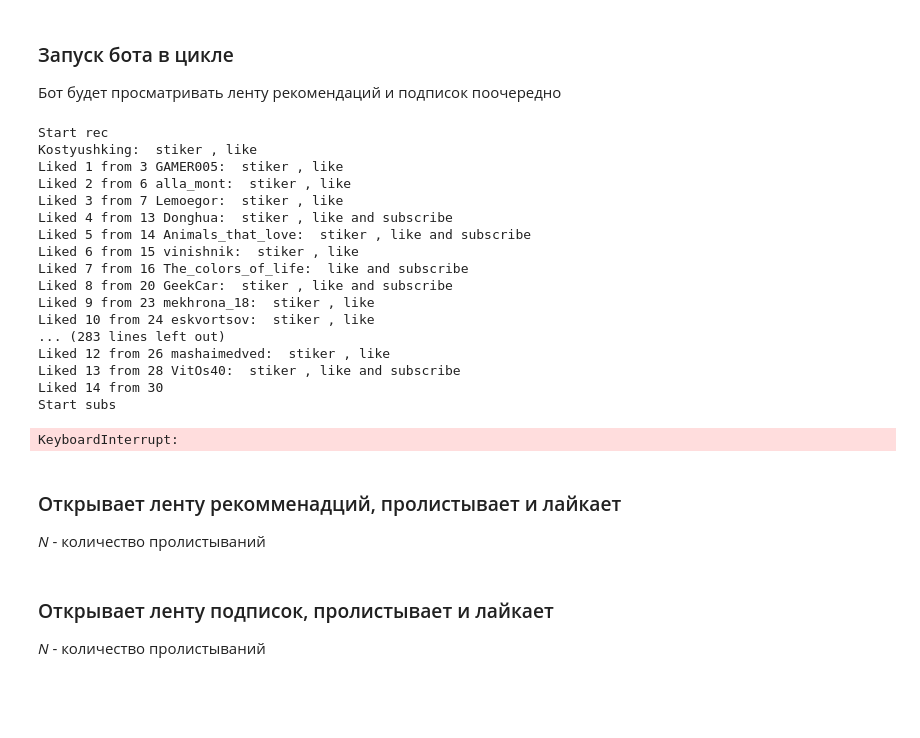
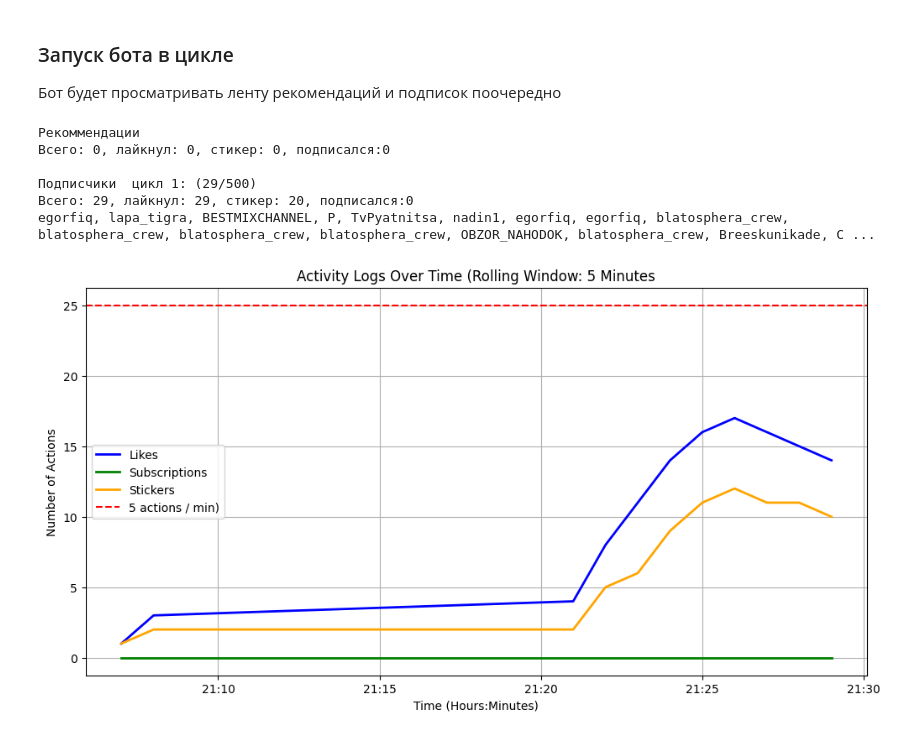
Before and after one commit to yrsolo/NuumBot, a Jupyter notebook: NuumBot.ipynb, the cells around one changed output. Cells and saved outputs as stored; diff of their text form; code cells hidden in the pictures; blank space fills up the shorter version.

```diff
--- a/NuumBot.ipynb
+++ b/NuumBot.ipynb
@@ -9,8 +9,12 @@ from config import NUUM
 
 ### Запускаем браузер и вручную авторизуемся в Nuum
 # %%
+"""Запускаем браузер и вручную авторизуемся в Nuum"""
 browser = Browser()
-nuum = NuumActions(browser.driver)
+nuum = NuumActions(browser)
+# %%
+#browser.save_cookies()
+browser.load_cookies()
 # %% [markdown]
 ### Запуск бота в цикле
 Бот будет просматривать ленту рекомендаций и подписок поочередно
@@ -33,41 +65,39 @@ def run_bot(nuum, N, skip_ratio, mode='rec'):
         nuum.next()
 # %%
-N = 30
-skip_ratio = 0.5
+"""
+Запуск бота в цикле
+Бот будет просматривать ленту рекомендаций и подписок поочередно
+"""
 
-nuum = NuumActions(browser.driver)
+N = 500 # сколько клипов смотрится в каждом цикле
+skip_ratio = 0.5 # вероятность пропуска клипа
+subscribe_ratio = 0.75 # вероятность подписки на канал
+pause = .5 # пауза между клипами
+# modes = [ 'rec', 'subs',]
+modes = [ 'subs',]
 
+
+nuum = NuumActions(browser)
+nuum.driver.implicitly_wait(2)
+c = 0
+log = pd.DataFrame(columns=['name', 'like', 'sticker', 'subscribe', 'mode', 'time'])
 while True:
-    for mode in ['rec', 'subs']:
+    c += 1
+    for mode in modes:
         try:
             print(f'Start {mode}')
-            nuum.open(NUUM)
             rnd_sleep(3)
-            run_bot(nuum, N, skip_ratio, mode=mode)
+            run_bot(nuum, N, skip_ratio, mode=mode, log=log, c=c, subscribe_ratio=subscribe_ratio, pause=pause)
             print()
 
         except Exception as e:
             print(e)
-            rnd_sleep(10)
+            rnd_sleep(5)
 # %% [output]
-Start rec
-Kostyushking:  stiker , like
-Liked 1 from 3 GAMER005:  stiker , like
-Liked 2 from 6 alla_mont:  stiker , like
-Liked 3 from 7 Lemoegor:  stiker , like
-Liked 4 from 13 Donghua:  stiker , like and subscribe
-Liked 5 from 14 Animals_that_love:  stiker , like and subscribe
-Liked 6 from 15 vinishnik:  stiker , like
-Liked 7 from 16 The_colors_of_life:  like and subscribe
-Liked 8 from 20 GeekCar:  stiker , like and subscribe
-Liked 9 from 23 mekhrona_18:  stiker , like
-Liked 10 from 24 eskvortsov:  stiker , like
-... (283 lines left out)
-Liked 12 from 26 mashaimedved:  stiker , like
-Liked 13 from 28 VitOs40:  stiker , like and subscribe
-Liked 14 from 30
-Start subs
+Рекоммендации
+Всего: 0, лайкнул: 0, стикер: 0, подписался:0
+
+Подписчики  цикл 1: (29/500)
+Всего: 29, лайкнул: 29, стикер: 20, подписался:0
+egorfiq, lapa_tigra, BESTMIXCHANNEL, P, TvPyatnitsa, nadin1, egorfiq, egorfiq, blatosphera_crew, blatosphera_crew, blatosphera_crew, blatosphera_crew, OBZOR_NAHODOK, blatosphera_crew, Breeskunikade, C ...
-KeyboardInterrupt:
+[figure, added]
-# %% [markdown]
-### Открывает ленту рекомменадций, пролистывает и лайкает
-*N* - количество пролистываний
@@ -98,3 +103,0 @@ for i in range(N):
-# %% [markdown]
-### Открывает ленту подписок, пролистывает и лайкает
-*N* - количество пролистываний
```
Also changed, not shown: parts of 7 cells of this notebook, 7 other files.
